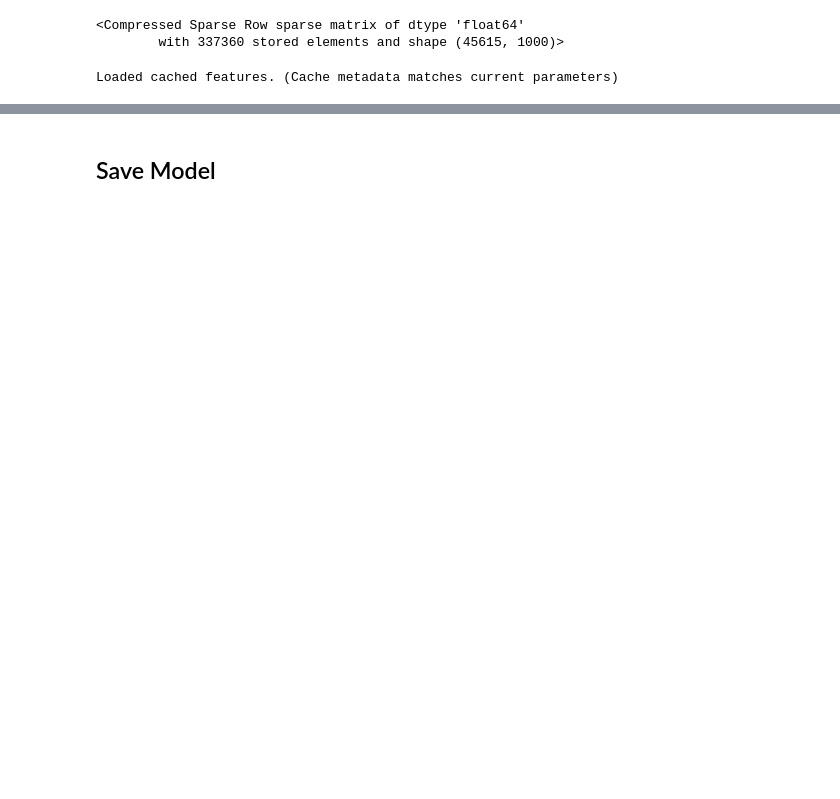
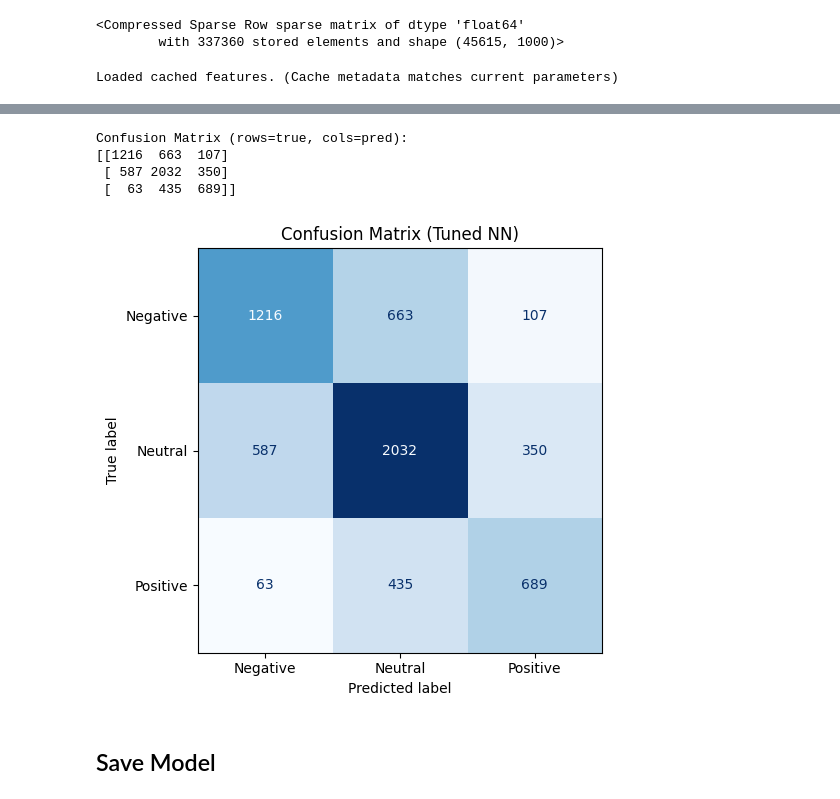
Before and after one commit to gpaphitis/epl499_group_project_team_2, a Jupyter notebook: EPL499_Twitter_Sentiment_Classification_TEAM_2.ipynb, the cells around one changed output, grey strips where cells are left out. Saved outputs shown, nothing was run; the diff lists cells and outputs as text; code cells hidden in the pictures; blank space fills up the shorter version.

```diff
--- a/EPL499_Twitter_Sentiment_Classification_TEAM_2.ipynb
+++ b/EPL499_Twitter_Sentiment_Classification_TEAM_2.ipynb
@@ -545,5 +574,14 @@ Best trial:
 # %%
-best = study.best_params
+#best = study.best_params
+best = {
+    'n_layers': 3,
+    'units': 64,
+    'activation': 'gelu',
+    'dropout_rate': 0.2,
+    'optimizer': 'adam',
+    'learning_rate': 0.0006123962416241381,
+    'batch_size': 32
+}
 print("Best hyperparameters:", best)
 tf.keras.backend.clear_session()
 best_model = Sequential()
@@ -601,3 +641,41 @@ weighted avg       0.63      0.61      0.60      6142
+# %%
+from sklearn.metrics import confusion_matrix, ConfusionMatrixDisplay
+import matplotlib.pyplot as plt
+
+# Prefer tuned-model predictions when available; otherwise use the non-tuned predictions.
+if 'y_test_final' in globals() and 'y_pred_best' in globals():
+    y_true_cm = y_test_final
+    y_pred_cm = y_pred_best
+    cm_title = 'Confusion Matrix (Tuned NN)'
+elif 'y_test' in globals() and 'y_pred_nn' in globals():
+    y_true_cm = y_test
+    y_pred_cm = y_pred_nn
+    cm_title = 'Confusion Matrix (NN)'
+else:
+    raise ValueError('No compatible prediction variables found for confusion matrix.')
+
+class_labels = ['Negative', 'Neutral', 'Positive']
+cm = confusion_matrix(y_true_cm, y_pred_cm, labels=[0, 1, 2])
+
+print('Confusion Matrix (rows=true, cols=pred):')
+print(cm)
+
+fig, ax = plt.subplots(figsize=(6, 5))
+ConfusionMatrixDisplay(confusion_matrix=cm, display_labels=class_labels).plot(
+    ax=ax,
+    cmap='Blues',
+    colorbar=False,
+    values_format='d'
+)
+ax.set_title(cm_title)
+plt.tight_layout()
+plt.show()
+# %% [output]
+Confusion Matrix (rows=true, cols=pred):
+[[1216  663  107]
+ [ 587 2032  350]
+ [  63  435  689]]
+[figure, added]
 # %% [markdown]
 ## Save Model
 # %%
```
Also changed, not shown: parts of 8 cells of this notebook, 2 other files.
